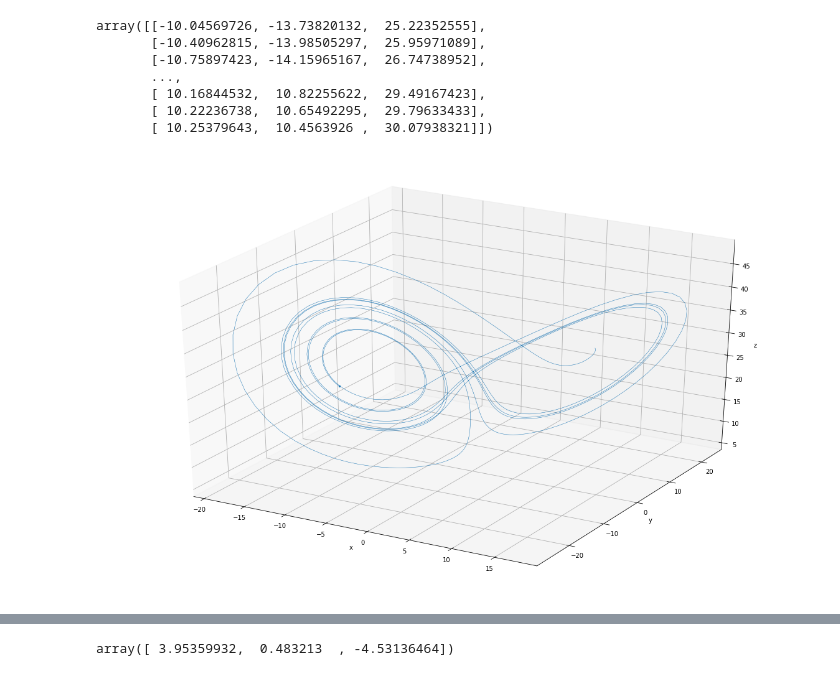
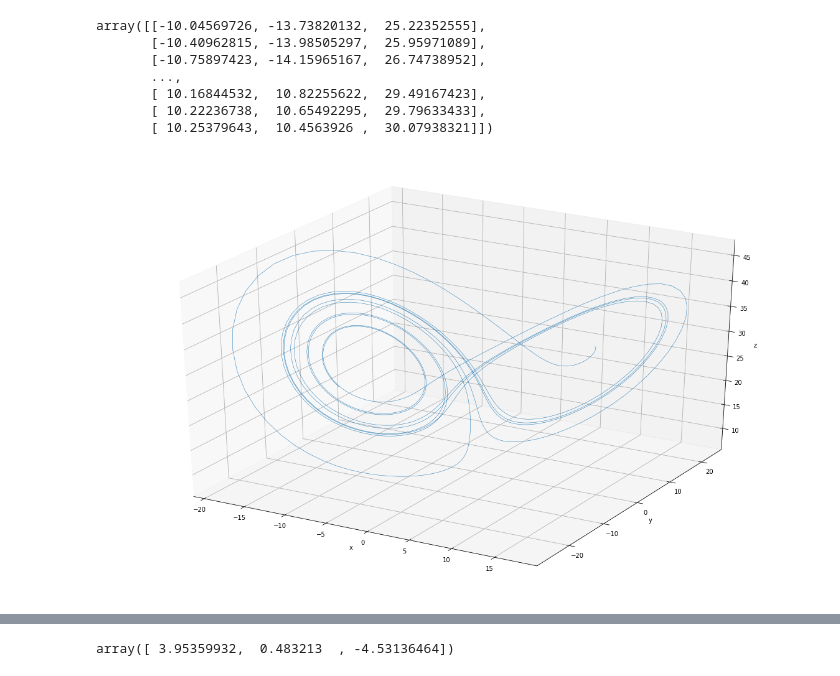
Before and after one commit to andrewbrettin/comp_stat_project, a Jupyter notebook: code/Lorenz_KF.ipynb, the cells around one changed output, grey strips where cells are left out. Saved outputs shown, nothing was run; the diff lists cells and outputs as text; code cells hidden in the pictures.

```diff
--- a/code/Lorenz_KF.ipynb
+++ b/code/Lorenz_KF.ipynb
@@ -48,9 +48,8 @@ array([[-10.04569726, -13.73820132,  25.22352555],
 # %%
 fig = plt.figure()
 ax = fig.gca(projection="3d")
 ax.plot(y[:, 0], y[:, 1], y[:, 2] ,lw=0.5)
-ax.scatter(y[0,0], y[0, 1], y[0, 2], marker='.')
 ax.set(xlabel='x', ylabel='y', zlabel='z');
 fig.tight_layout()
 # %% [output]
-[figure, old version]
+[figure, new version]
```
Also changed, not shown: parts of 6 cells of this notebook, 1 other file.
